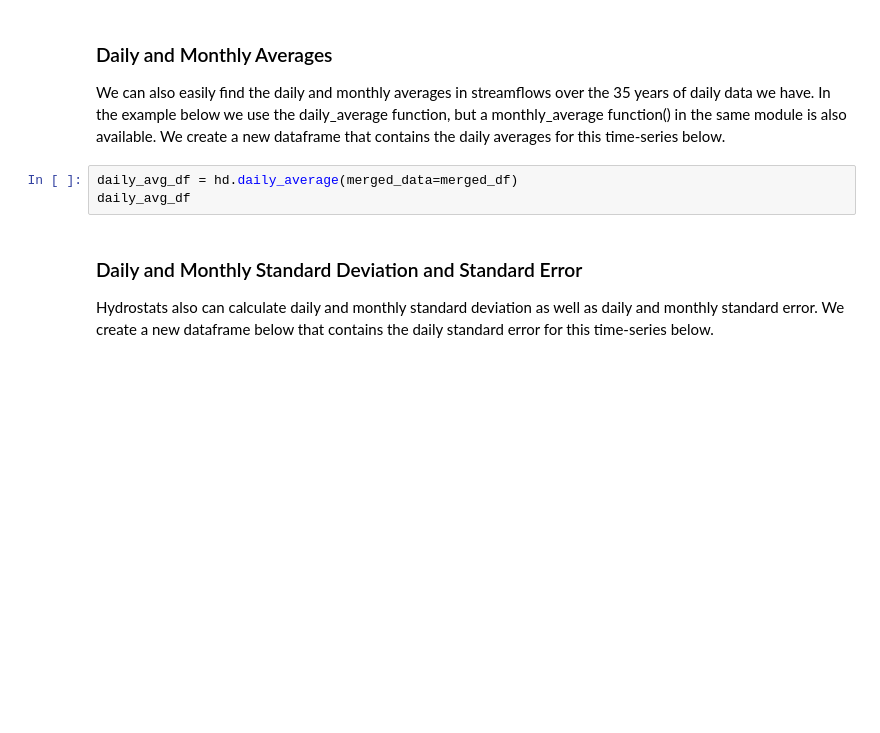
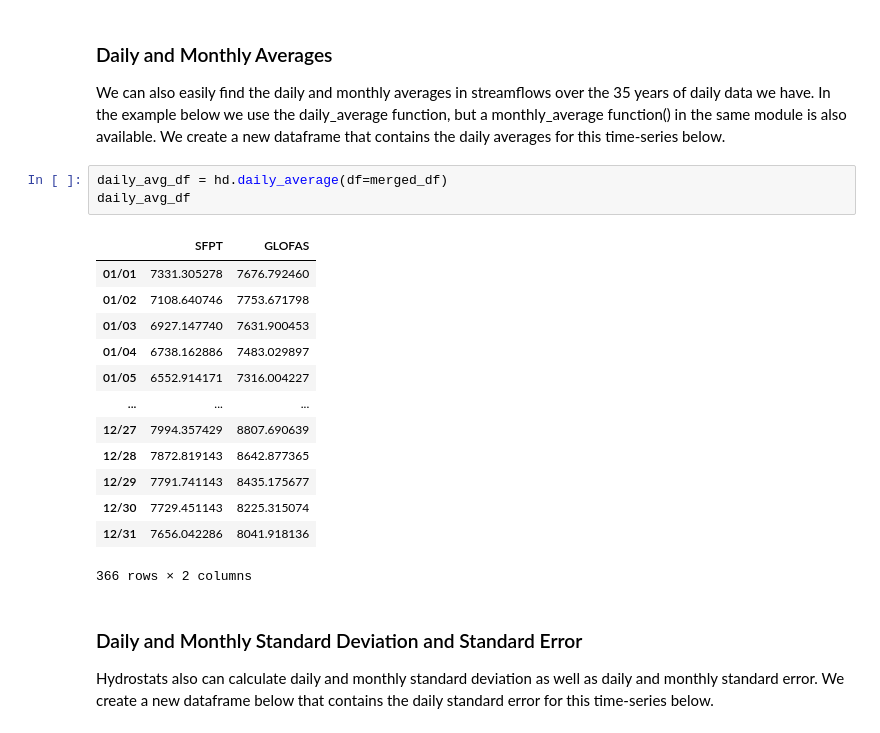
Before and after one commit to BYU-Hydroinformatics/Hydrostats, a Jupyter notebook: Examples/Overview.ipynb, the cells around one changed output. Saved outputs shown, nothing was run; the diff lists cells and outputs as text; blank space fills up the shorter version.

```diff
--- a/Examples/Overview.ipynb
+++ b/Examples/Overview.ipynb
@@ -42,8 +73,22 @@ seasonal_df
 ### Daily and Monthly Averages
 We can also easily find the daily and monthly averages in streamflows over the 35 years of daily data we have. In the example below we use the daily_average function, but a monthly_average function() in the same module is also available. We create a new dataframe that contains the daily averages for this time-series below.
 # %%
-daily_avg_df = hd.daily_average(merged_data=merged_df)
+daily_avg_df = hd.daily_average(df=merged_df)
 daily_avg_df
+# %% [output]
+|  | SFPT | GLOFAS |
+| 01/01 | 7331.305278 | 7676.792460 |
+| 01/02 | 7108.640746 | 7753.671798 |
+| 01/03 | 6927.147740 | 7631.900453 |
+| 01/04 | 6738.162886 | 7483.029897 |
+| 01/05 | 6552.914171 | 7316.004227 |
+| ... | ... | ... |
+| 12/27 | 7994.357429 | 8807.690639 |
+| 12/28 | 7872.819143 | 8642.877365 |
+| 12/29 | 7791.741143 | 8435.175677 |
+| 12/30 | 7729.451143 | 8225.315074 |
+| 12/31 | 7656.042286 | 8041.918136 |
+366 rows × 2 columns
 # %% [markdown]
 ### Daily and Monthly Standard Deviation and Standard Error
 Hydrostats also can calculate daily and monthly standard deviation as well as daily and monthly standard error. We create a new dataframe below that contains the daily standard error for this time-series below.
```
Also changed, not shown: parts of 14 cells of this notebook, 8 other files.
